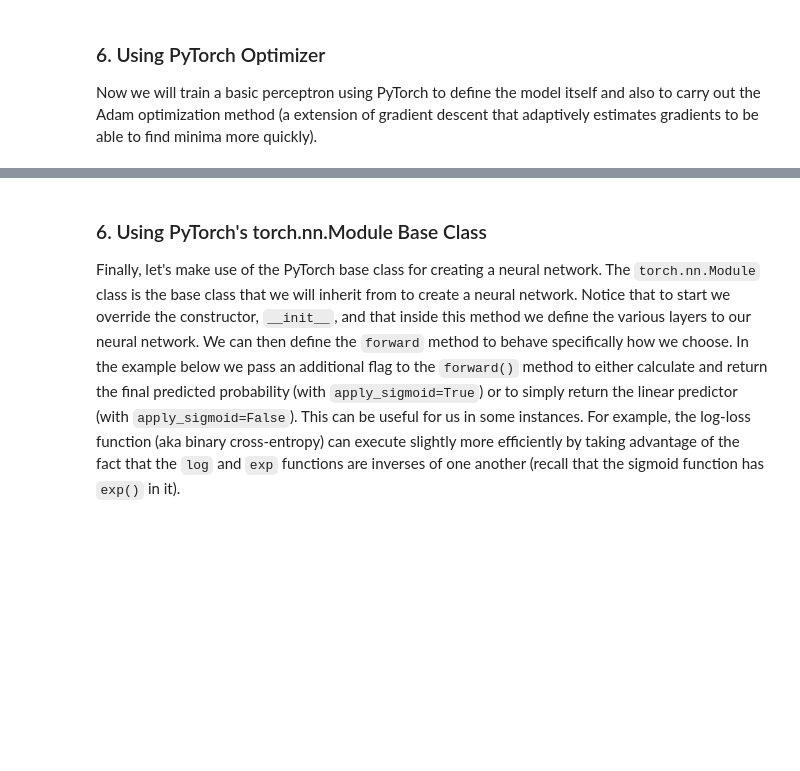
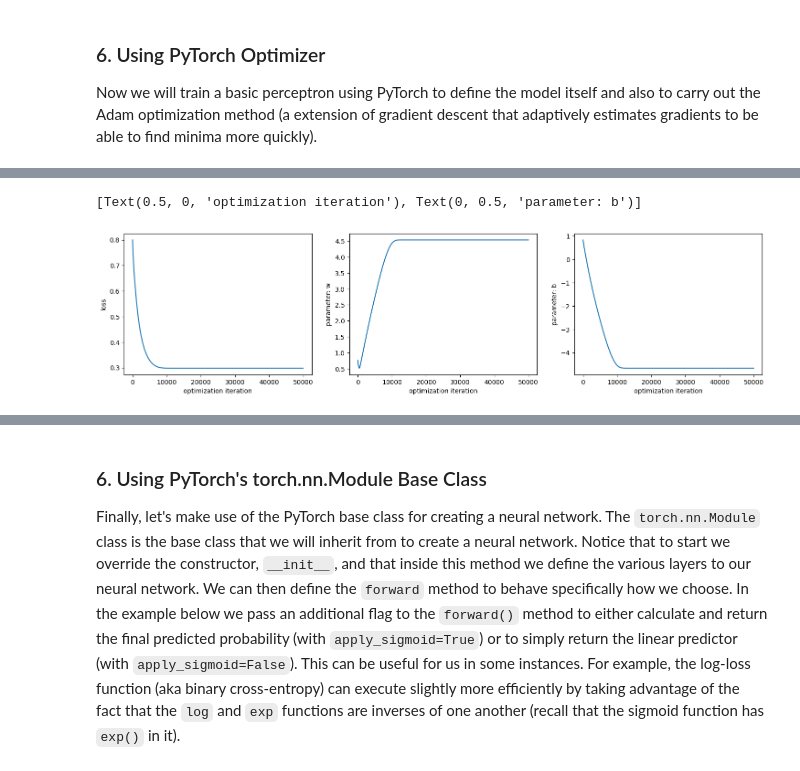
Before and after one commit to Drew0x/Lab3ML, a Jupyter notebook: lab03_ann_from_scratch.ipynb, the cells around one changed output, grey strips where cells are left out. Cells and saved outputs as stored; diff of their text form; code cells hidden in the pictures; blank space fills up the shorter version.

```diff
--- a/lab03_ann_from_scratch.ipynb
+++ b/lab03_ann_from_scratch.ipynb
@@ -507,18 +507,20 @@ model = torch.nn.Sequential(
     torch.nn.Sigmoid()
 )
 
+
 # Define loss function to be used
-loss_fn = torch.nn.MSELoss()
-#loss_fn = torch.nn.BCELoss()
+#loss_fn = torch.nn.MSELoss()
+loss_fn = torch.nn.BCELoss()
 
-learning_rate = 0.05
+#learning_rate = 0.05
+learning_rate = 0.001
 optimizer = torch.optim.Adam(model.parameters(), lr=learning_rate)
 
 losses = []
 params = []
 
 # Carry out gradient descent
-for i in range(200 + 1):
+for i in range(50000 + 1):
 
     params.append(tuple([param.item() for param in model.parameters()]))
 
@@ -549,3 +551,4 @@ ax2.plot(range(0,len(params)), [parm[0] for parm in params])
 ax2.set(xlabel="optimization iteration", ylabel="parameter: w")
 ax3.plot(range(0,len(params)), [parm[1] for parm in params])
 ax3.set(xlabel="optimization iteration", ylabel="parameter: b")
+# %% [output]
@@ -552,3 +572,5 @@ ax3.set(xlabel="optimization iteration", ylabel="parameter: b")
+[Text(0.5, 0, 'optimization iteration'), Text(0, 0.5, 'parameter: b')]
+[figure, added]
 # %% [markdown]
 ***
 ### Q6: Run the above code a cell a few times and then try changing the learning rate above to a larger value. How many epochs are then needed to get the loss below 0.10? Is it possible to get the loss below 0.05?
```
Also changed, not shown: parts of 2 cells of this notebook.
